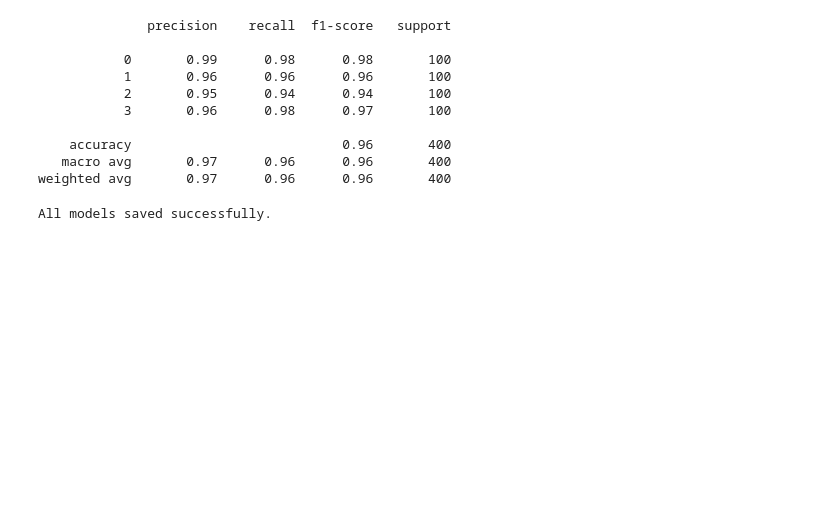
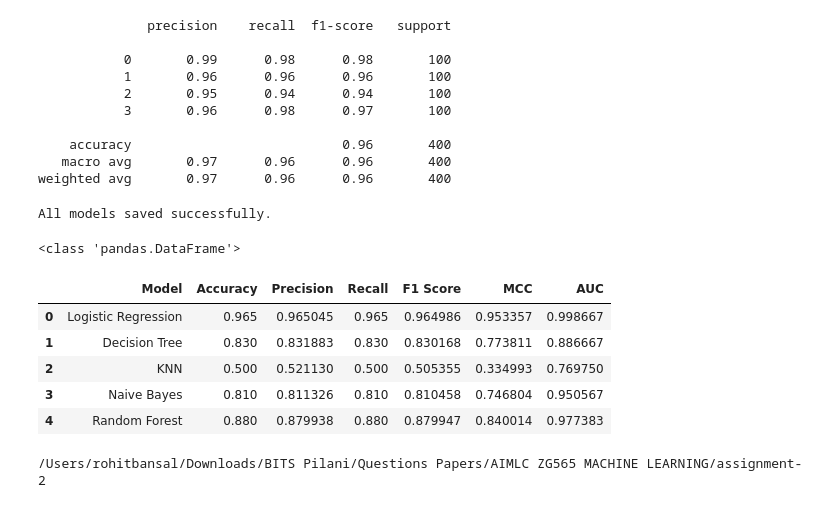
Before and after one commit to RohitBansal18/ML_Assignment, a Jupyter notebook: train_models.ipynb, the cells around one changed output. Cells and saved outputs as stored; diff of their text form; code cells hidden in the pictures; blank space fills up the shorter version.

Commit message:
ML Assignment Training and UI

```diff
--- a/train_models.ipynb
+++ b/train_models.ipynb
@@ -445,3 +457,21 @@ joblib.dump(
 print("All models saved successfully.")
 # %% [output]
 All models saved successfully.
+# %%
+print(type(results_df))
+display(results_df.head())
+
+results_df.to_csv("outputs/model_performance.csv", index=False)
+# %% [output]
+<class 'pandas.DataFrame'>
+|  | Model | Accuracy | Precision | Recall | F1 Score | MCC | AUC |
+| 0 | Logistic Regression | 0.965 | 0.965045 | 0.965 | 0.964986 | 0.953357 | 0.998667 |
+| 1 | Decision Tree | 0.830 | 0.831883 | 0.830 | 0.830168 | 0.773811 | 0.886667 |
+| 2 | KNN | 0.500 | 0.521130 | 0.500 | 0.505355 | 0.334993 | 0.769750 |
+| 3 | Naive Bayes | 0.810 | 0.811326 | 0.810 | 0.810458 | 0.746804 | 0.950567 |
+| 4 | Random Forest | 0.880 | 0.879938 | 0.880 | 0.879947 | 0.840014 | 0.977383 |
+# %%
+import os
+print(os.getcwd())
+# %% [output]
+/Users/rohitbansal/Downloads/BITS Pilani/Questions Papers/AIMLC ZG565 MACHINE LEARNING/assignment-2
```
Also changed, not shown: parts of 1 cell of this notebook, 3 other files.
